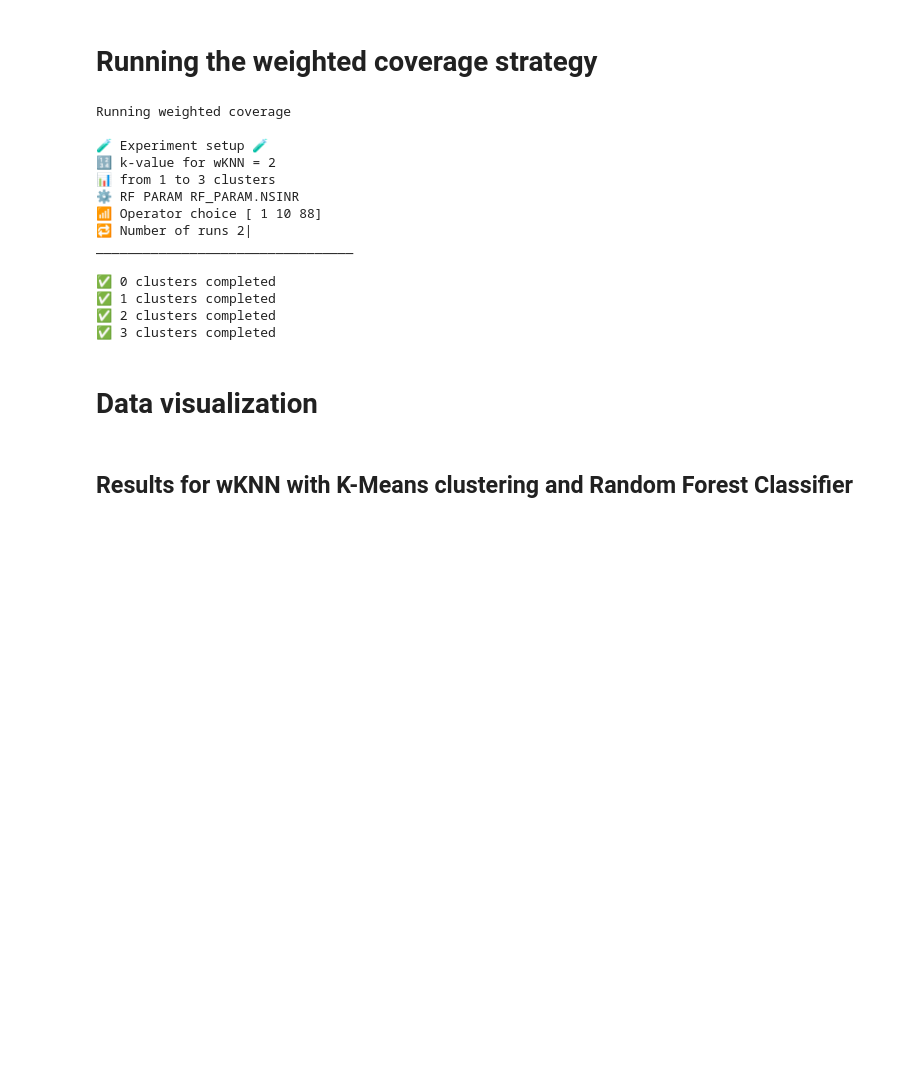
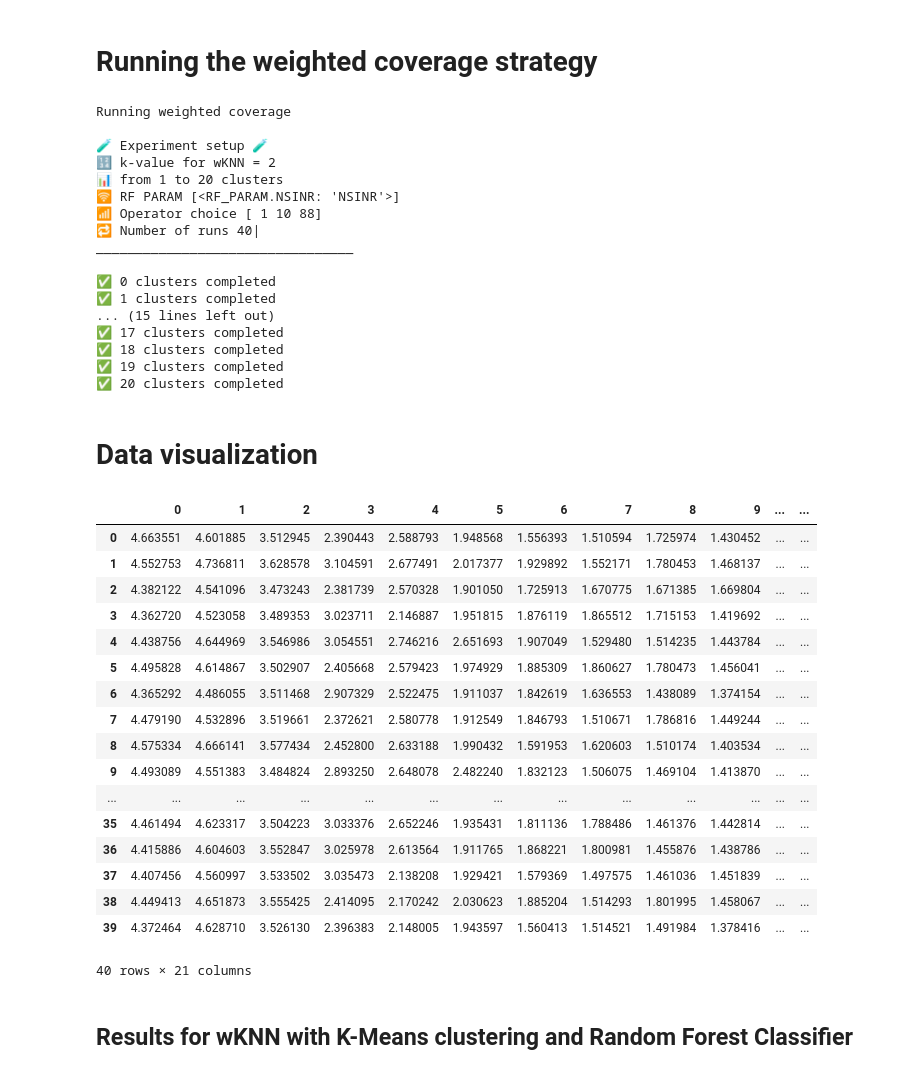
Before and after one commit to Andreas-Espelund/5G_localization, a Jupyter notebook: Main.ipynb, the cells around one changed output. Saved outputs shown, nothing was run; the diff lists cells and outputs as text; code cells hidden in the pictures; blank space fills up the shorter version.

```diff
--- a/Main.ipynb
+++ b/Main.ipynb
@@ -27,10 +27,11 @@ from scripts.weighted_coverage import run_weighted_coverage
 import pandas as pd
 
 # Parameters
-n_runs = 2
+n_runs = 40
 k_val_wknn = 2
-n_clusters = 3
-rf_param = RF_PARAM.NSINR
+n_clusters = 20
+rf_params = [RF_PARAM.NSINR]
+cluster_rf_params = [RF_PARAM.NSINR]
 operator_choice = np.array([1, 10, 88])
 unique_npcis = extract_unique_npcis(df, operator_choice)
 
@@ -40,7 +41,7 @@ Running weighted coverage
 🧪 Experiment setup 🧪
 🔢 k-value for wKNN = {k_val_wknn}
 📊 from 1 to {n_clusters} clusters
-⚙️ RF PARAM {rf_param}
+🛜 RF PARAM {str(rf_params)}
 📶 Operator choice {operator_choice}
 🔁 Number of runs {n_runs}|
 _________________________________
@@ -57,7 +58,7 @@ for c in cluster_range:
         random = random_seeds[i]
 
         _, errors, complexity, runtime = run_weighted_coverage(
-            df, rf_param, k_val_wknn, unique_npcis, random, c
+            df, rf_params, cluster_rf_params, k_val_wknn, unique_npcis, random, c
         )
         mean_errors = errors.mean()
         errors_dict[c].append(mean_errors)
@@ -73,18 +74,42 @@ Running weighted coverage
 
 🧪 Experiment setup 🧪
 🔢 k-value for wKNN = 2
-📊 from 1 to 3 clusters
-⚙️ RF PARAM RF_PARAM.NSINR
+📊 from 1 to 20 clusters
+🛜 RF PARAM [<RF_PARAM.NSINR: 'NSINR'>]
 📶 Operator choice [ 1 10 88]
-🔁 Number of runs 2|
+🔁 Number of runs 40|
 _________________________________
 
 ✅ 0 clusters completed
 ✅ 1 clusters completed
-✅ 2 clusters completed
-✅ 3 clusters completed
+... (15 lines left out)
+✅ 17 clusters completed
+✅ 18 clusters completed
+✅ 19 clusters completed
+✅ 20 clusters completed
 # %% [markdown]
 # Data visualization
+# %%
+runtime_df
+# %% [output]
+|  | 0 | 1 | 2 | 3 | 4 | 5 | 6 | 7 | 8 | 9 | ... | ... |
+| 0 | 4.663551 | 4.601885 | 3.512945 | 2.390443 | 2.588793 | 1.948568 | 1.556393 | 1.510594 | 1.725974 | 1.430452 | ... | ... |
+| 1 | 4.552753 | 4.736811 | 3.628578 | 3.104591 | 2.677491 | 2.017377 | 1.929892 | 1.552171 | 1.780453 | 1.468137 | ... | ... |
+| 2 | 4.382122 | 4.541096 | 3.473243 | 2.381739 | 2.570328 | 1.901050 | 1.725913 | 1.670775 | 1.671385 | 1.669804 | ... | ... |
+| 3 | 4.362720 | 4.523058 | 3.489353 | 3.023711 | 2.146887 | 1.951815 | 1.876119 | 1.865512 | 1.715153 | 1.419692 | ... | ... |
+| 4 | 4.438756 | 4.644969 | 3.546986 | 3.054551 | 2.746216 | 2.651693 | 1.907049 | 1.529480 | 1.514235 | 1.443784 | ... | ... |
+| 5 | 4.495828 | 4.614867 | 3.502907 | 2.405668 | 2.579423 | 1.974929 | 1.885309 | 1.860627 | 1.780473 | 1.456041 | ... | ... |
+| 6 | 4.365292 | 4.486055 | 3.511468 | 2.907329 | 2.522475 | 1.911037 | 1.842619 | 1.636553 | 1.438089 | 1.374154 | ... | ... |
+| 7 | 4.479190 | 4.532896 | 3.519661 | 2.372621 | 2.580778 | 1.912549 | 1.846793 | 1.510671 | 1.786816 | 1.449244 | ... | ... |
+| 8 | 4.575334 | 4.666141 | 3.577434 | 2.452800 | 2.633188 | 1.990432 | 1.591953 | 1.620603 | 1.510174 | 1.403534 | ... | ... |
+| 9 | 4.493089 | 4.551383 | 3.484824 | 2.893250 | 2.648078 | 2.482240 | 1.832123 | 1.506075 | 1.469104 | 1.413870 | ... | ... |
+| ... | ... | ... | ... | ... | ... | ... | ... | ... | ... | ... | ... | ... |
+| 35 | 4.461494 | 4.623317 | 3.504223 | 3.033376 | 2.652246 | 1.935431 | 1.811136 | 1.788486 | 1.461376 | 1.442814 | ... | ... |
+| 36 | 4.415886 | 4.604603 | 3.552847 | 3.025978 | 2.613564 | 1.911765 | 1.868221 | 1.800981 | 1.455876 | 1.438786 | ... | ... |
+| 37 | 4.407456 | 4.560997 | 3.533502 | 3.035473 | 2.138208 | 1.929421 | 1.579369 | 1.497575 | 1.461036 | 1.451839 | ... | ... |
+| 38 | 4.449413 | 4.651873 | 3.555425 | 2.414095 | 2.170242 | 2.030623 | 1.885204 | 1.514293 | 1.801995 | 1.458067 | ... | ... |
+| 39 | 4.372464 | 4.628710 | 3.526130 | 2.396383 | 2.148005 | 1.943597 | 1.560413 | 1.514521 | 1.491984 | 1.378416 | ... | ... |
+40 rows × 21 columns
 # %% [markdown]
 ## Results for wKNN with K-Means clustering and Random Forest Classifier
 # %%
```
Also changed, not shown: parts of 1 cell of this notebook, 4 other files.
